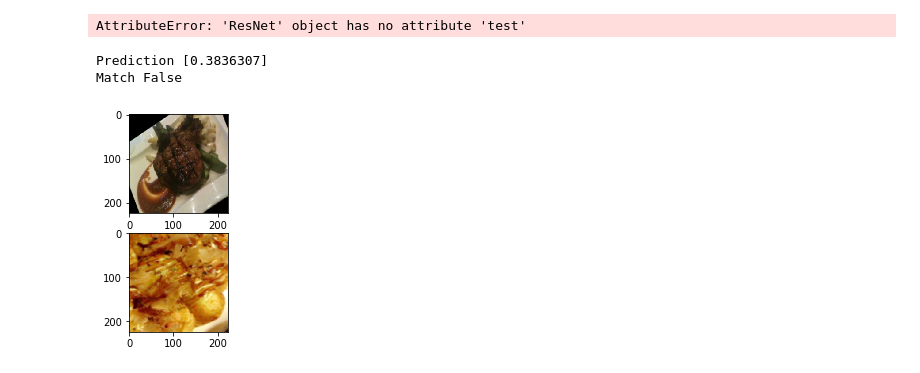
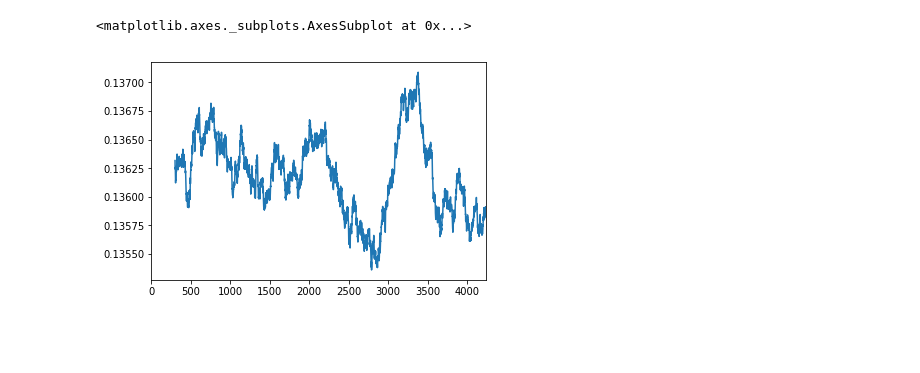
Before and after one commit to gabrielelanaro/food-pytorch, a Jupyter notebook: Untitled.ipynb, the cells around one changed output. Cells and saved outputs as stored; diff of their text form; code cells hidden in the pictures; blank space fills up the shorter version.

```diff
--- a/Untitled.ipynb
+++ b/Untitled.ipynb
@@ -84,27 +13,0 @@ ds.test()
-# %%
-clf.model.encoder.test()
-# %% [output]
-AttributeError: 'ResNet' object has no attribute 'test'
-# %%
-# ds.train()
-import random
-samples = random.choices(range(len(ds)), k=10)
-
-trues = []
-falses = []
-for i in samples:
-    img_a, img_b = ds[i]['pair']
-    prediction = clf.predict(np.array([[img_a, img_b]]))
-    print("Prediction", prediction)
-    img_a = np.swapaxes(np.swapaxes(img_a, 0, 1), 1, 2)
-    img_b = np.swapaxes(np.swapaxes(img_b, 0, 1), 1, 2)
-    fig, (ax1, ax2) = plt.subplots(2)
-    print(f"Match {ds[i]['match']}")
-    ax1.imshow(img_a)
-    ax2.imshow(img_b)
-    plt.show()
-    break
-# %% [output]
-Prediction [0.3836307]
-Match False
-[figure, removed]
@@ -111,2 +20,8 @@ Match False
+# %%
+loss = pd.read_csv('logs/main/0039/loss.csv', sep='\t', header=None, names=['it', 'loss'])
+loss.loss.rolling(300).mean().plot()
+# %% [output]
+<matplotlib.axes._subplots.AxesSubplot at 0x...>
+[figure, added]
 # %%
 !wget https://upload.wikimedia.org/wikipedia/commons/thumb/3/30/London_broil.jpg/1200px-London_broil.jpg
```
Also changed, not shown: parts of 46 cells of this notebook, 3 other files.
